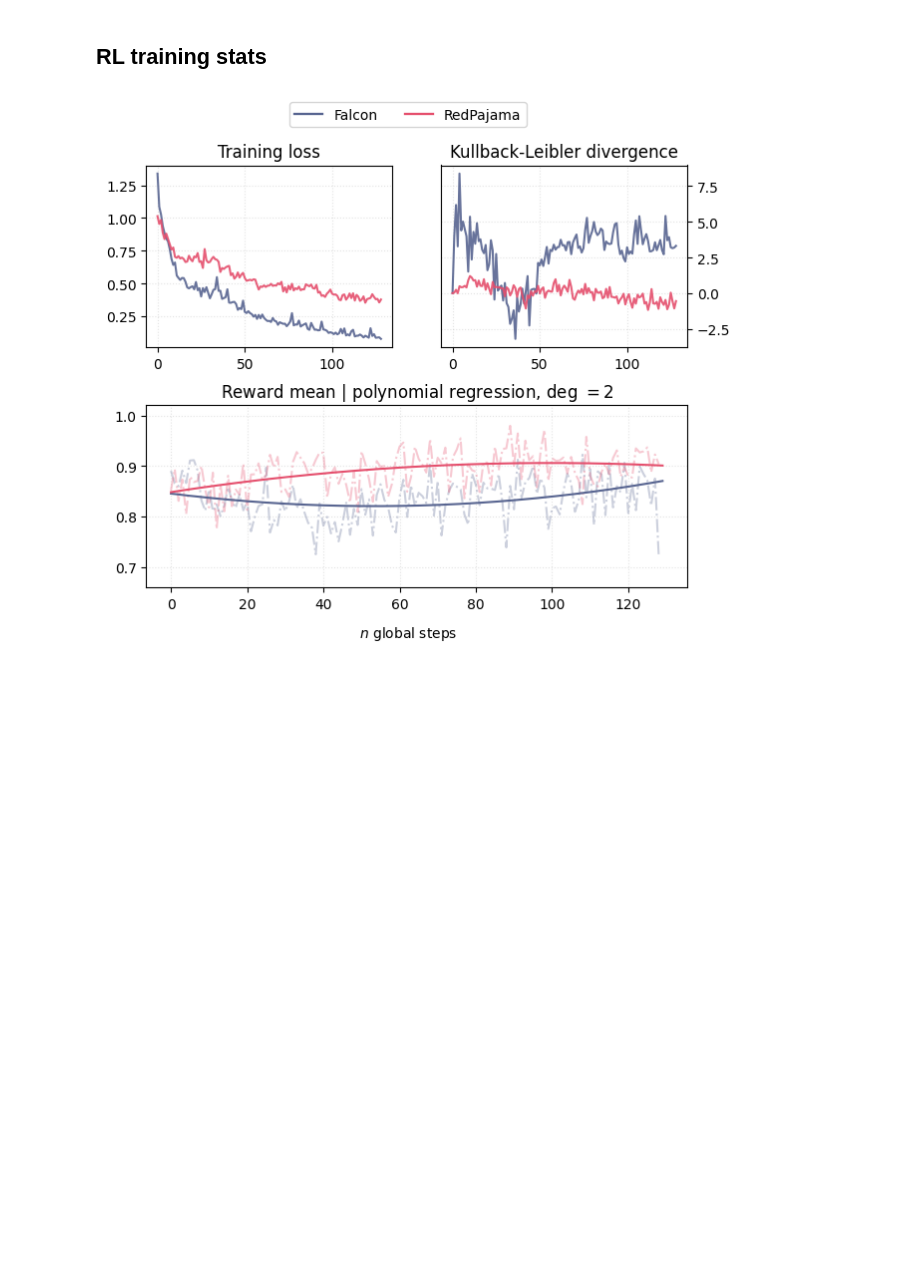
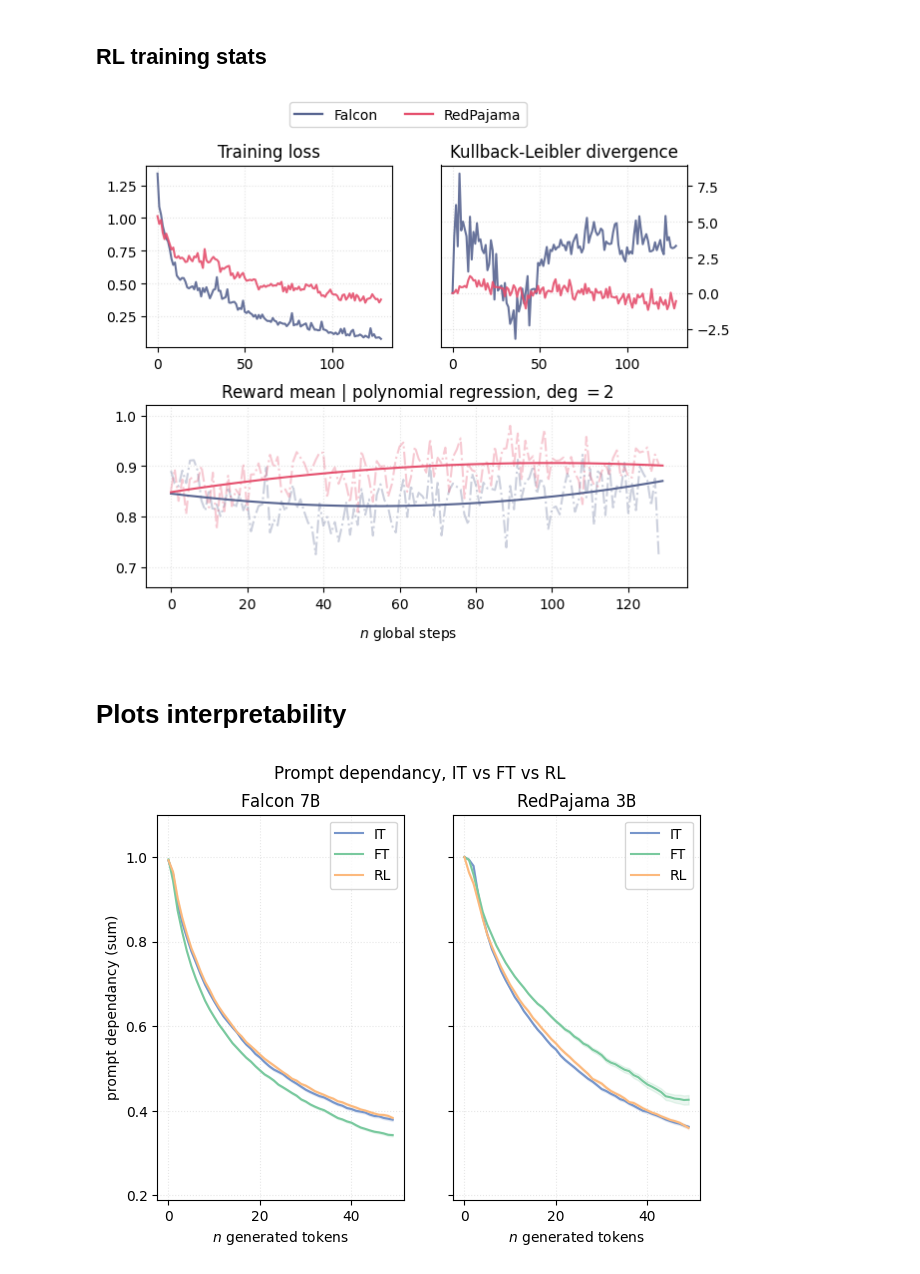
Before and after one commit to DanielSc4/MSc-Thesis, a Jupyter notebook: plots code/plots.ipynb, the cells around one changed output. Saved outputs shown, nothing was run; the diff lists cells and outputs as text; code cells hidden in the pictures; blank space fills up the shorter version.

```diff
--- a/plots code/plots.ipynb
+++ b/plots code/plots.ipynb
@@ -170,3 +180,74 @@ fig.subplots_adjust(hspace = 0.32)
 fig.savefig('./media/RL-stats.pdf', format='pdf')
 # %% [output]
 [figure]
+# %% [markdown]
+# Plots interpretability
+# %%
+def _get_offsets_ci(dependencies: np.array, z = 1.96):
+    offsets = np.nanstd(dependencies, axis = 0) / np.sqrt(np.invert(np.isnan(dependencies)).sum(axis = 0))
+    offsets *= z
+    return offsets
+# %%
+import pickle
+with open('./data/interpretability/dependencies_flacon.pkl', 'rb') as handle:
+    dependencies_falcon = pickle.load(handle)
+with open('./data/interpretability/dependencies_redpajama.pkl', 'rb') as handle:
+    dependencies_redpajama = pickle.load(handle)
+# %%
+aggregation_fun = np.nanmean
+measurements = dependencies_falcon
+
+fig, (ax1, ax2) = plt.subplots(ncols=2, figsize = (7, 5), sharey=True)
+fig.suptitle('Prompt dependancy, IT vs FT vs RL')
+
+
+measurements = dependencies_falcon
+for k, color in zip(measurements, diversity_palette_ord):
+	avgs = aggregation_fun(measurements[k], axis = 0)
+	offsets = _get_offsets_ci(measurements[k])
+	ax1.plot(
+	    np.arange(0, len(avgs)),
+	    avgs,
+	    label = k,
+	    color = color
+	)
+	ax1.fill_between(
+	    np.arange(0, len(avgs)),
+	    (avgs - offsets),
+	    (avgs + offsets),
+	    color = color, alpha = .15,
+	)
+ax1.set_ylim(0.19, 1.1)
+ax1.set_title(r'Falcon $\tt{7B}$')
+ax1.set_xlabel(r'$n$ generated tokens')
+ax1.set_ylabel('prompt dependancy (sum)')
+ax1.legend()
+ax1.grid(alpha = .3, linestyle = ':')
+
+
+measurements = dependencies_redpajama
+for k, color in zip(measurements, diversity_palette_ord):
+	avgs = aggregation_fun(measurements[k], axis = 0)
+	offsets = _get_offsets_ci(measurements[k])
+	ax2.plot(
+	    np.arange(0, len(avgs)),
+	    avgs,
+	    label = k,
+	    color = color
+	)
+	ax2.fill_between(
+	    np.arange(0, len(avgs)),
+	    (avgs - offsets),
+	    (avgs + offsets),
+	    color = color, alpha = .5,
+	)
+# ax2.set_ylim(0.19, 1.1)
+ax2.set_xlabel(r'$n$ generated tokens')
+ax2.set_title(r'RedPajama $\tt{3B}$')
+# ax2.set_ylabel('prompt dependancy (sum)')
+ax2.legend()
+ax2.grid(alpha = .3, linestyle = ':')
+
+fig.savefig('./media/prompt-dependancy.pdf', format='pdf')
+# %% [output]
+[figure, added]
```
Also changed, not shown: parts of 1 cell of this notebook, 3 other files.
